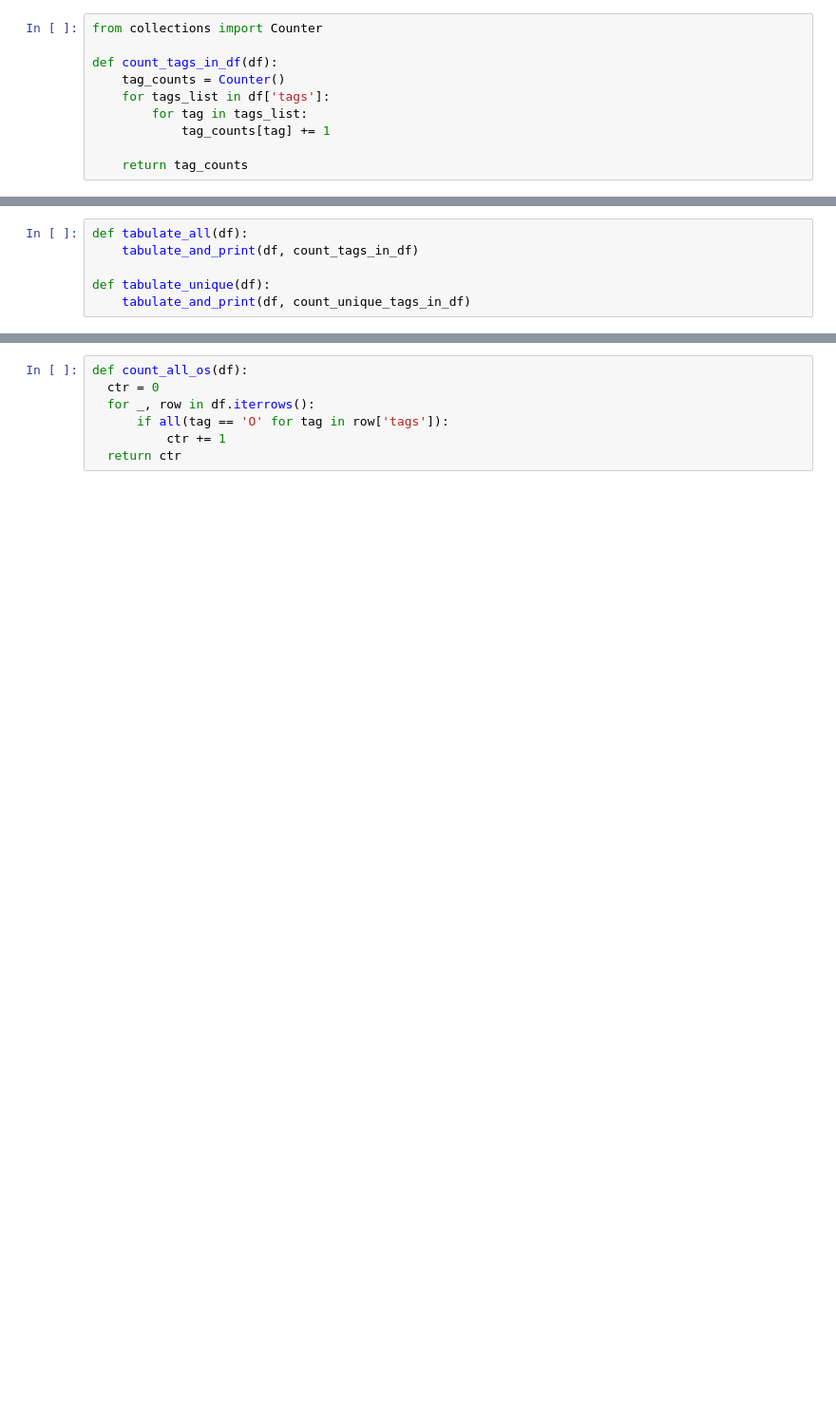
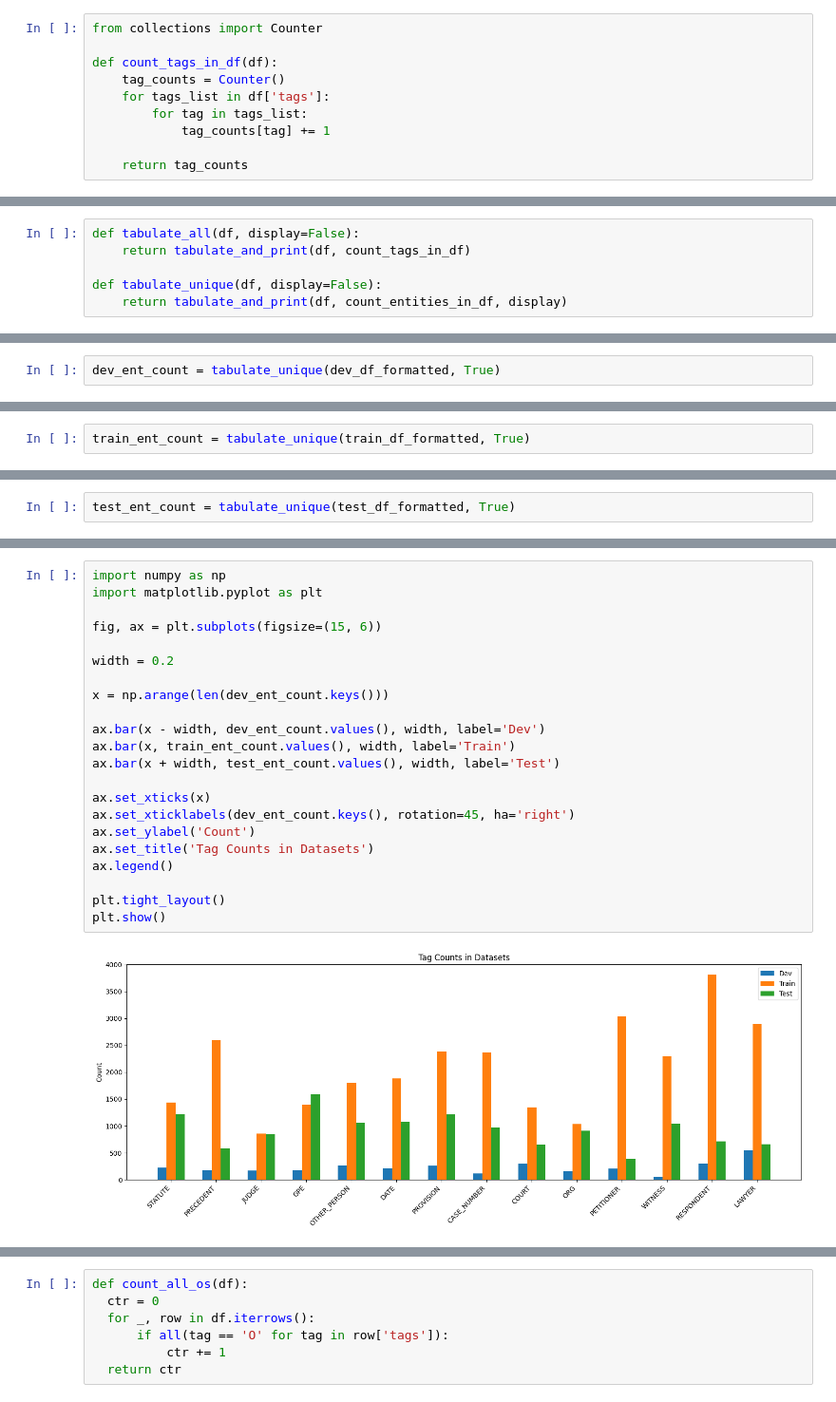
Before and after one commit to SnappyDragon64/Legal-NER-Dataset, a Jupyter notebook: data_preprocessing.ipynb, the cells around one changed output, grey strips where cells are left out. Shown at 95% size. Cells and saved outputs as stored; diff of their text form; blank space fills up the shorter version.

Commit message:
Added multiple datasets

```diff
--- a/data_preprocessing.ipynb
+++ b/data_preprocessing.ipynb
@@ -294,6 +270,6 @@ def tabulate_and_print(df, function):
 # %%
-def tabulate_all(df):
-    tabulate_and_print(df, count_tags_in_df)
+def tabulate_all(df, display=False):
+    return tabulate_and_print(df, count_tags_in_df)
 
-def tabulate_unique(df):
-    tabulate_and_print(df, count_unique_tags_in_df)
+def tabulate_unique(df, display=False):
+    return tabulate_and_print(df, count_entities_in_df, display)
@@ -419,0 +276,2 @@ CASE_NUMBER      3135
+# %%
+dev_ent_count = tabulate_unique(dev_df_formatted, True)
@@ -419,0 +295,2 @@ CASE_NUMBER      3135
+# %%
+train_ent_count = tabulate_unique(train_df_formatted, True)
@@ -419,0 +314,2 @@ CASE_NUMBER      3135
+# %%
+test_ent_count = tabulate_unique(test_df_formatted, True)
@@ -419,0 +333,24 @@ CASE_NUMBER      3135
+# %%
+import numpy as np
+import matplotlib.pyplot as plt
+
+fig, ax = plt.subplots(figsize=(15, 6))
+
+width = 0.2
+
+x = np.arange(len(dev_ent_count.keys()))
+
+ax.bar(x - width, dev_ent_count.values(), width, label='Dev')
+ax.bar(x, train_ent_count.values(), width, label='Train')
+ax.bar(x + width, test_ent_count.values(), width, label='Test')
+
+ax.set_xticks(x)
+ax.set_xticklabels(dev_ent_count.keys(), rotation=45, ha='right')
+ax.set_ylabel('Count')
+ax.set_title('Tag Counts in Datasets')
+ax.legend()
+
+plt.tight_layout()
+plt.show()
+# %% [output]
+[figure, added]
```
Also changed, not shown: parts of 52 cells of this notebook, 13 other files.
